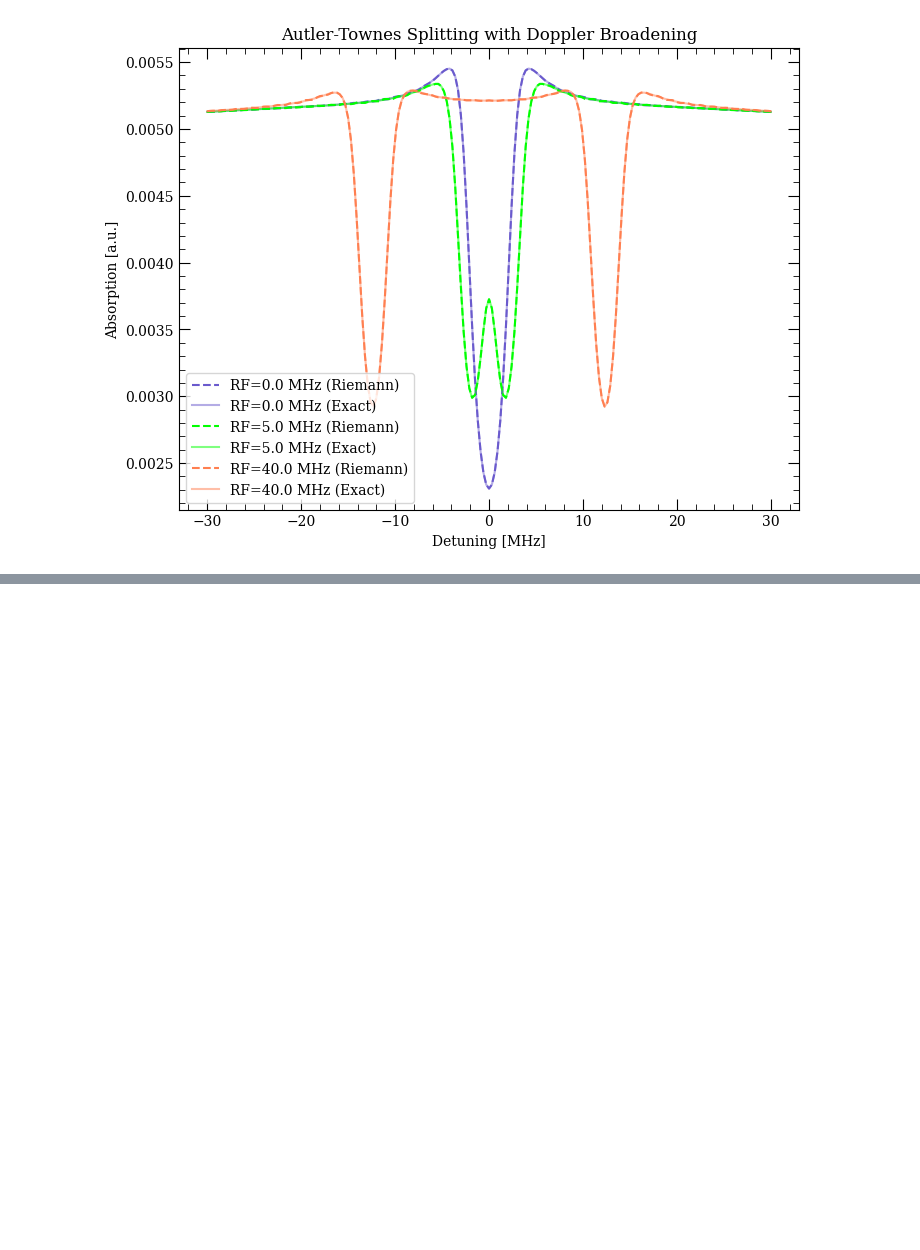
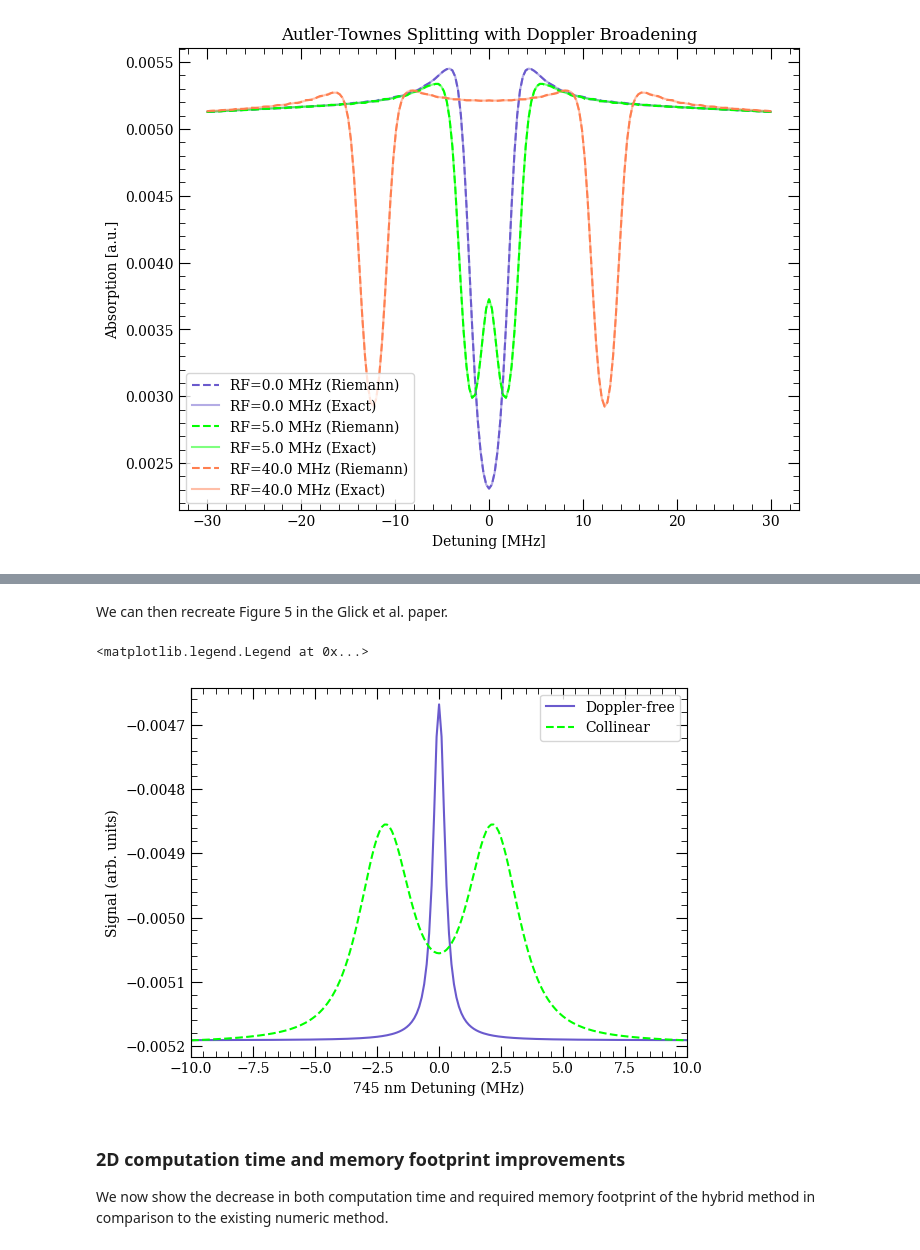
Before and after one commit to QTC-UMD/rydiqule, a Jupyter notebook: docs/source/examples/Analytical Doppler Demo.ipynb, the cells around one changed output, grey strips where cells are left out. Drawn from its saved outputs; the diff is of its cells as text; code cells hidden in the pictures; blank space fills up the shorter version.

```diff
--- a/docs/source/examples/Analytical Doppler Demo.ipynb
+++ b/docs/source/examples/Analytical Doppler Demo.ipynb
@@ -163,0 +250,17 @@ plt.show()
+# %% [markdown]
+We can then recreate Figure 5 in the Glick et al. paper.
+# %%
+fig, ax = plt.subplots()
+ax.plot(detunings/(2*np.pi), (-.65*sols_DF.rho_ij(1,0).imag-.00185), c='slateblue', label="Doppler-free")
+ax.plot(detunings/(2*np.pi), -1*sols_col.rho_ij(1,0).imag, c='lime', linestyle='dashed', label="Collinear")
+ax.set_xlabel("745 nm Detuning (MHz)")
+ax.set_xlim(-10,10)
+ax.set_ylabel(r"Signal (arb. units)")
+ax.legend()
+# %% [output]
+<matplotlib.legend.Legend at 0x...>
+[figure, added]
+# %% [markdown]
+### 2D computation time and memory footprint improvements
+
+We now show the decrease in both computation time and required memory footprint of the hybrid method in comparison to the existing numeric method.
```
Also changed, not shown: parts of 38 cells of this notebook, 2 other files.
